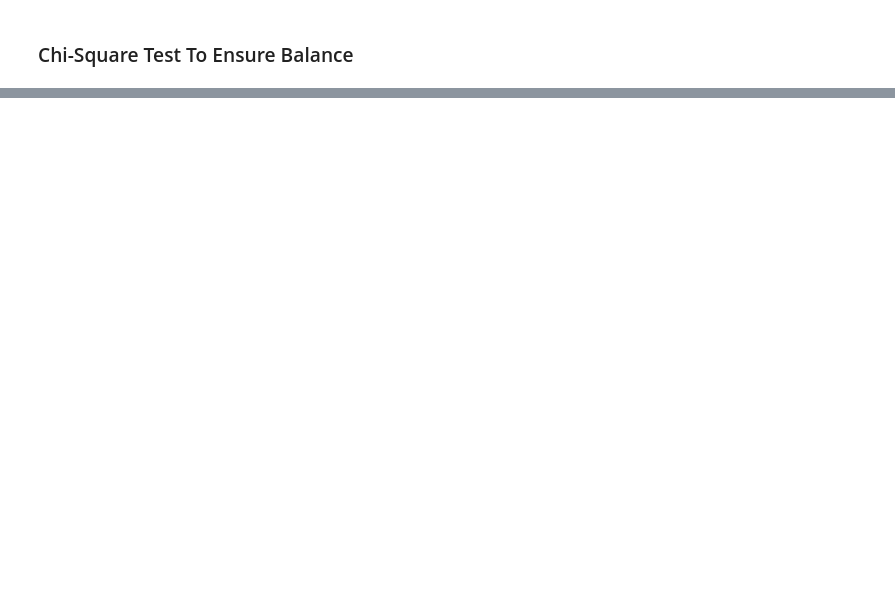
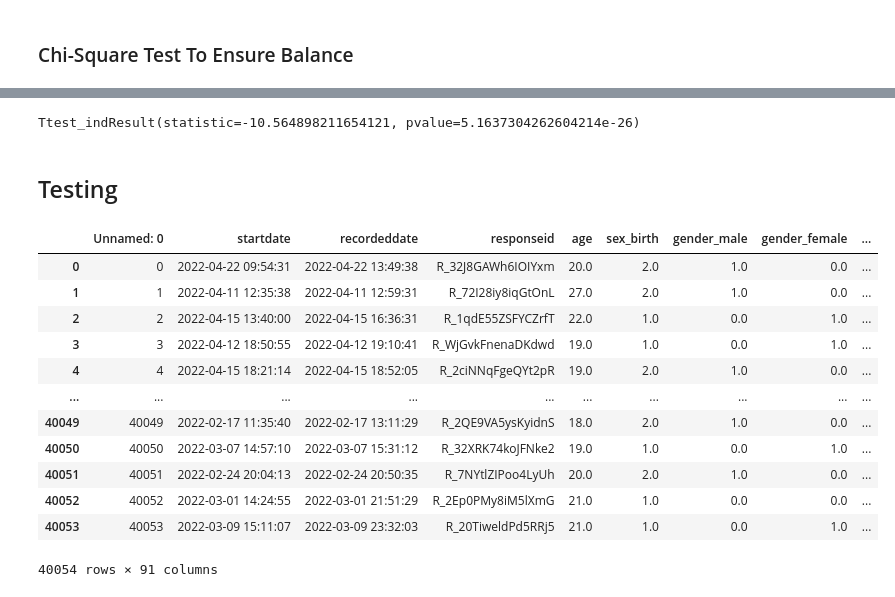
Before and after one commit to XquanL/Casual_Inference_UDS, a Jupyter notebook: 20_code/Dataprocessing_elisa.ipynb, the cells around one changed output, grey strips where cells are left out. Drawn from its saved outputs; the diff is of its cells as text; code cells hidden in the pictures; blank space fills up the shorter version.

```diff
--- a/20_code/Dataprocessing_elisa.ipynb
+++ b/20_code/Dataprocessing_elisa.ipynb
@@ -311,0 +370,6 @@ The p-value of the chi-squared test is: 0.0000
+# %%
+a = final_df[final_df['is_online'] == 1]['cases_per_10k']
+b = final_df[final_df['is_online'] == 0]['cases_per_10k']
+stats.ttest_ind(a, b)
+# %% [output]
+Ttest_indResult(statistic=-10.564898211654121, pvalue=5.1637304262604214e-26)
@@ -311,0 +379,20 @@ The p-value of the chi-squared test is: 0.0000
+# %% [markdown]
+## Testing
+# %%
+s = pd.read_csv("https://raw.githubusercontent.com/MIDS-at-Duke/uds-2023-team-1/main/30_intermediate_files/matched_data_new.csv?token=GHSAT0AAAAAAB5CQTOTFBBIR3YRPO5YMGQSZB7OBRA")
+# %%
+s
+# %% [output]
+|  | Unnamed: 0 | startdate | recordeddate | responseid | age | sex_birth | gender_male | gender_female | ... |
+| 0 | 0 | 2022-04-22 09:54:31 | 2022-04-22 13:49:38 | R_32J8GAWh6IOIYxm | 20.0 | 2.0 | 1.0 | 0.0 | ... |
+| 1 | 1 | 2022-04-11 12:35:38 | 2022-04-11 12:59:31 | R_72I28iy8iqGtOnL | 27.0 | 2.0 | 1.0 | 0.0 | ... |
+| 2 | 2 | 2022-04-15 13:40:00 | 2022-04-15 16:36:31 | R_1qdE55ZSFYCZrfT | 22.0 | 1.0 | 0.0 | 1.0 | ... |
+| 3 | 3 | 2022-04-12 18:50:55 | 2022-04-12 19:10:41 | R_WjGvkFnenaDKdwd | 19.0 | 1.0 | 0.0 | 1.0 | ... |
+| 4 | 4 | 2022-04-15 18:21:14 | 2022-04-15 18:52:05 | R_2ciNNqFgeQYt2pR | 19.0 | 2.0 | 1.0 | 0.0 | ... |
+| ... | ... | ... | ... | ... | ... | ... | ... | ... | ... |
+| 40049 | 40049 | 2022-02-17 11:35:40 | 2022-02-17 13:11:29 | R_2QE9VA5ysKyidnS | 18.0 | 2.0 | 1.0 | 0.0 | ... |
+| 40050 | 40050 | 2022-03-07 14:57:10 | 2022-03-07 15:31:12 | R_32XRK74koJFNke2 | 19.0 | 1.0 | 0.0 | 1.0 | ... |
+| 40051 | 40051 | 2022-02-24 20:04:13 | 2022-02-24 20:50:35 | R_7NYtlZIPoo4LyUh | 20.0 | 2.0 | 1.0 | 0.0 | ... |
+| 40052 | 40052 | 2022-03-01 14:24:55 | 2022-03-01 21:51:29 | R_2Ep0PMy8iM5lXmG | 21.0 | 1.0 | 0.0 | 0.0 | ... |
+| 40053 | 40053 | 2022-03-09 15:11:07 | 2022-03-09 23:32:03 | R_20TiweldPd5RRj5 | 21.0 | 1.0 | 0.0 | 1.0 | ... |
+40054 rows × 91 columns
```
Also changed, not shown: parts of 36 cells of this notebook, 2 other files.
